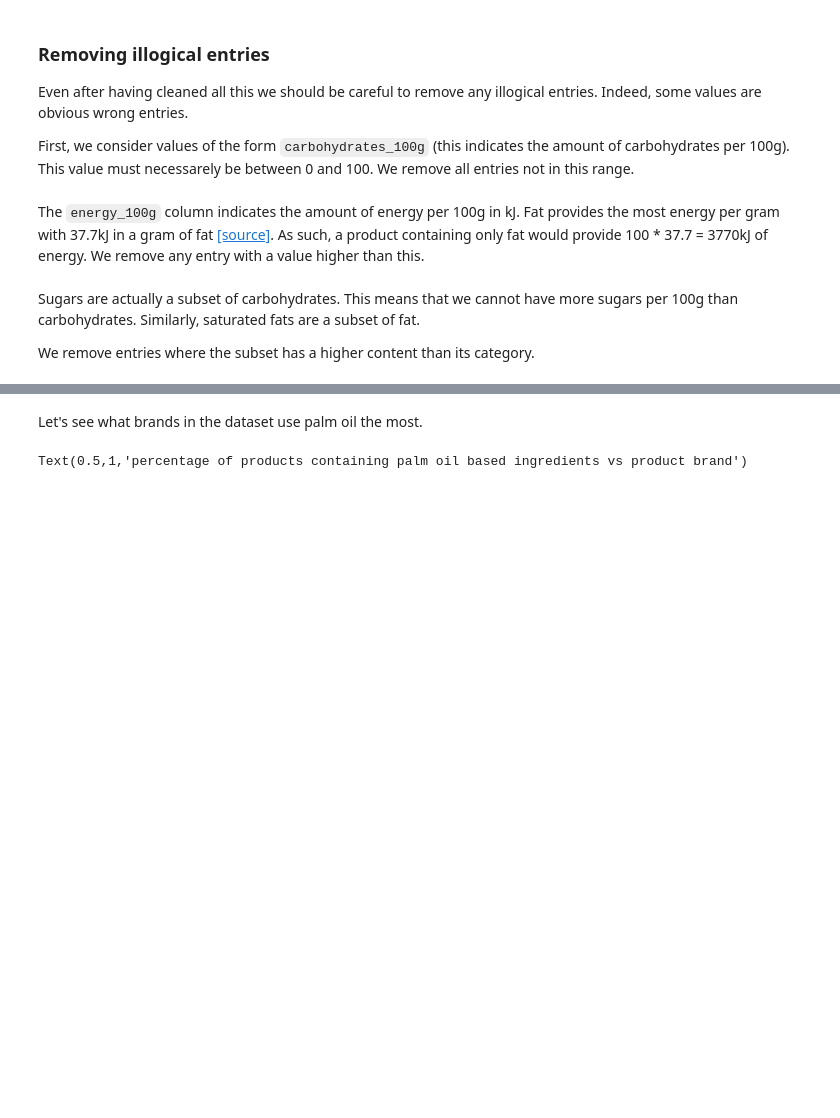
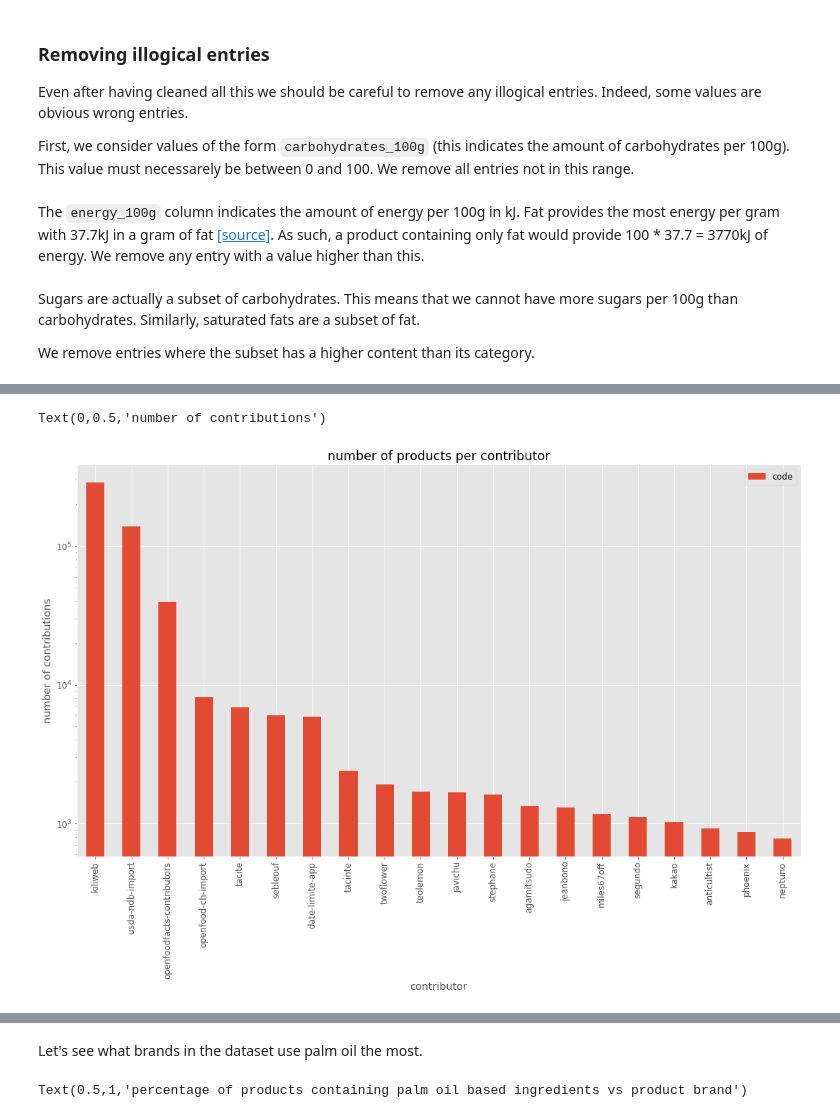
Before and after one commit to lbasseto/meyran-open-food-facts, a Jupyter notebook: Data PreProcessing.ipynb, the cells around one changed output, grey strips where cells are left out. Saved outputs shown, nothing was run; the diff lists cells and outputs as text; code cells hidden in the pictures; blank space fills up the shorter version.

```diff
--- a/Data PreProcessing.ipynb
+++ b/Data PreProcessing.ipynb
@@ -419,0 +497,10 @@ df = df[df['saturated-fat_100g'] <= df['fat_100g']]
+# %%
+# we do not need the whole dataframe for this
+mini_df = df[['creator','code']]
+mini_df.groupby('creator').count().sort_values('code', ascending=False).head(20).plot.bar(logy=True)
+plt.title('number of products per contributor')
+plt.xlabel('contributor')
+plt.ylabel('number of contributions')
+# %% [output]
+Text(0,0.5,'number of contributions')
+[figure, added]
```
Also changed, not shown: parts of 27 cells of this notebook, 2 other files.
